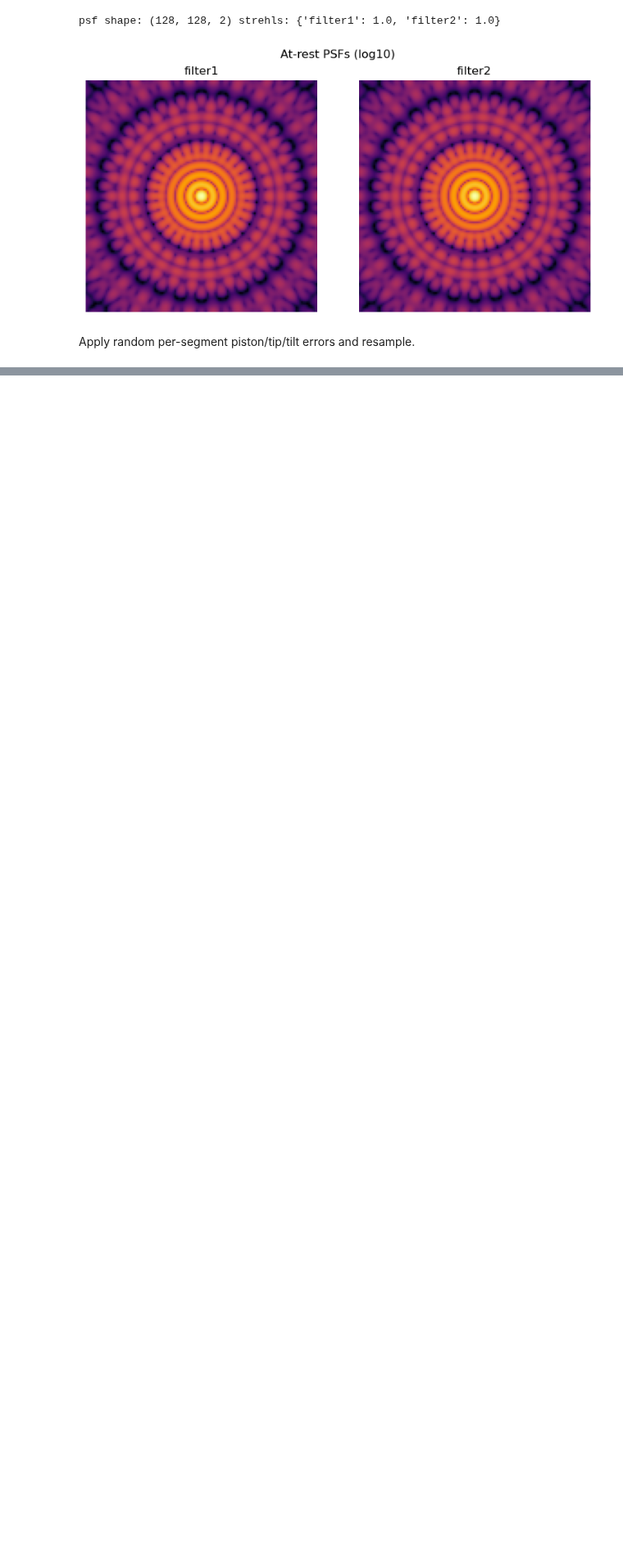
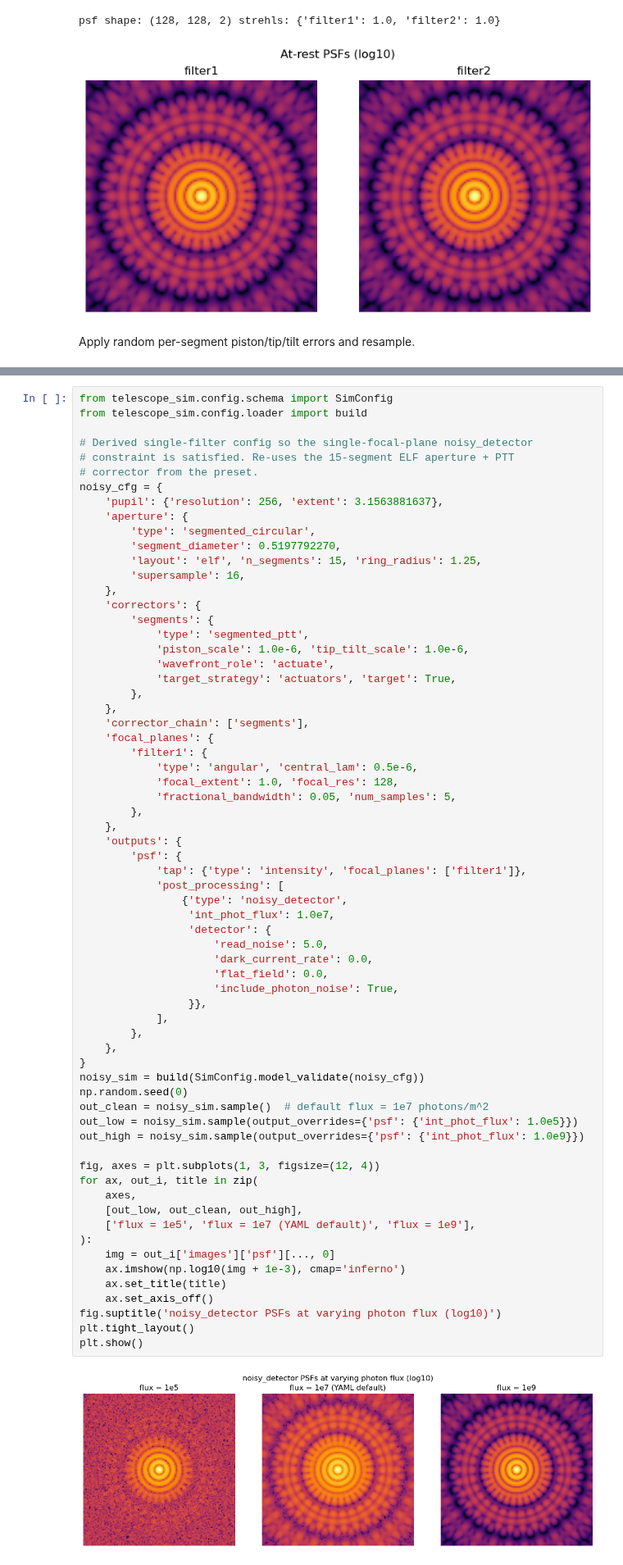
Before and after one commit to icunnyngham/telescope-sim, a Jupyter notebook: docs/tutorials/01_canonical_mini_elf.ipynb, the cells around one changed output, grey strips where cells are left out. Shown at 82% size. Saved outputs shown, nothing was run; the diff lists cells and outputs as text; blank space fills up the shorter version.

```diff
--- a/docs/tutorials/01_canonical_mini_elf.ipynb
+++ b/docs/tutorials/01_canonical_mini_elf.ipynb
@@ -48,0 +55,68 @@ strehls with errors: {'filter1': 0.2463175822104899, 'filter2': 0.41870904251469
+# %%
+from telescope_sim.config.schema import SimConfig
+from telescope_sim.config.loader import build
+
+# Derived single-filter config so the single-focal-plane noisy_detector
+# constraint is satisfied. Re-uses the 15-segment ELF aperture + PTT
+# corrector from the preset.
+noisy_cfg = {
+    'pupil': {'resolution': 256, 'extent': 3.1563881637},
+    'aperture': {
+        'type': 'segmented_circular',
+        'segment_diameter': 0.5197792270,
+        'layout': 'elf', 'n_segments': 15, 'ring_radius': 1.25,
+        'supersample': 16,
+    },
+    'correctors': {
+        'segments': {
+            'type': 'segmented_ptt',
+            'piston_scale': 1.0e-6, 'tip_tilt_scale': 1.0e-6,
+            'wavefront_role': 'actuate',
+            'target_strategy': 'actuators', 'target': True,
+        },
+    },
+    'corrector_chain': ['segments'],
+    'focal_planes': {
+        'filter1': {
+            'type': 'angular', 'central_lam': 0.5e-6,
+            'focal_extent': 1.0, 'focal_res': 128,
+            'fractional_bandwidth': 0.05, 'num_samples': 5,
+        },
+    },
+    'outputs': {
+        'psf': {
+            'tap': {'type': 'intensity', 'focal_planes': ['filter1']},
+            'post_processing': [
+                {'type': 'noisy_detector',
+                 'int_phot_flux': 1.0e7,
+                 'detector': {
+                     'read_noise': 5.0,
+                     'dark_current_rate': 0.0,
+                     'flat_field': 0.0,
+                     'include_photon_noise': True,
+                 }},
+            ],
+        },
+    },
+}
+noisy_sim = build(SimConfig.model_validate(noisy_cfg))
+np.random.seed(0)
+out_clean = noisy_sim.sample()  # default flux = 1e7 photons/m^2
+out_low = noisy_sim.sample(output_overrides={'psf': {'int_phot_flux': 1.0e5}})
+out_high = noisy_sim.sample(output_overrides={'psf': {'int_phot_flux': 1.0e9}})
+
+fig, axes = plt.subplots(1, 3, figsize=(12, 4))
+for ax, out_i, title in zip(
+    axes,
+    [out_low, out_clean, out_high],
+    ['flux = 1e5', 'flux = 1e7 (YAML default)', 'flux = 1e9'],
+):
+    img = out_i['images']['psf'][..., 0]
+    ax.imshow(np.log10(img + 1e-3), cmap='inferno')
+    ax.set_title(title)
+    ax.set_axis_off()
+fig.suptitle('noisy_detector PSFs at varying photon flux (log10)')
+plt.tight_layout()
+plt.show()
+# %% [output]
+[figure, added]
```
Also changed, not shown: parts of 4 cells of this notebook, 2 other files.
